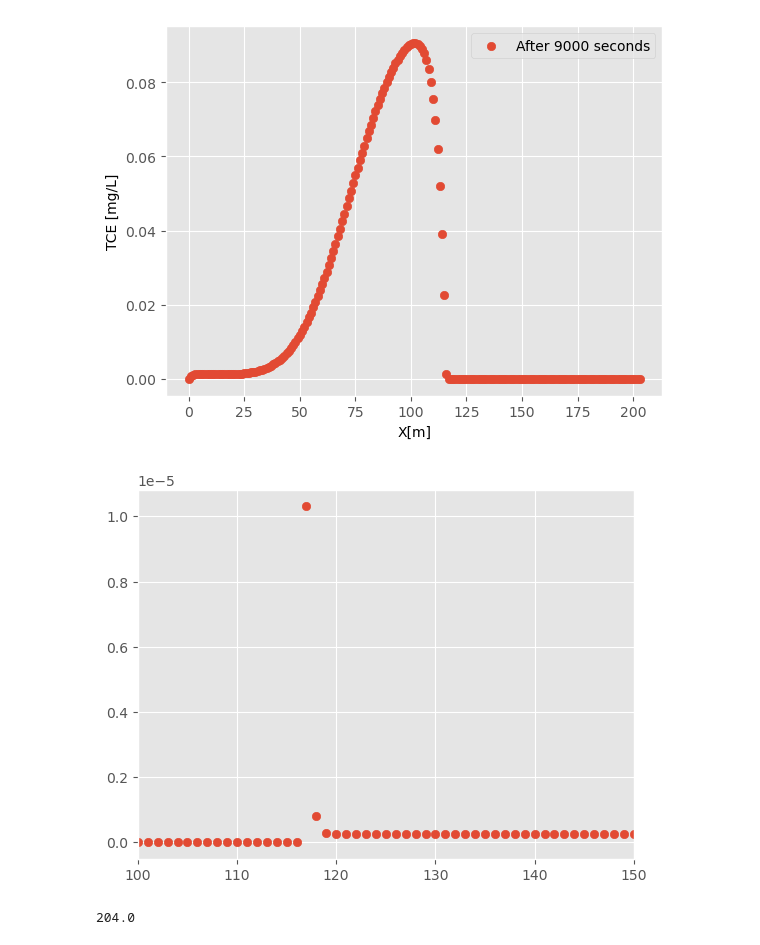
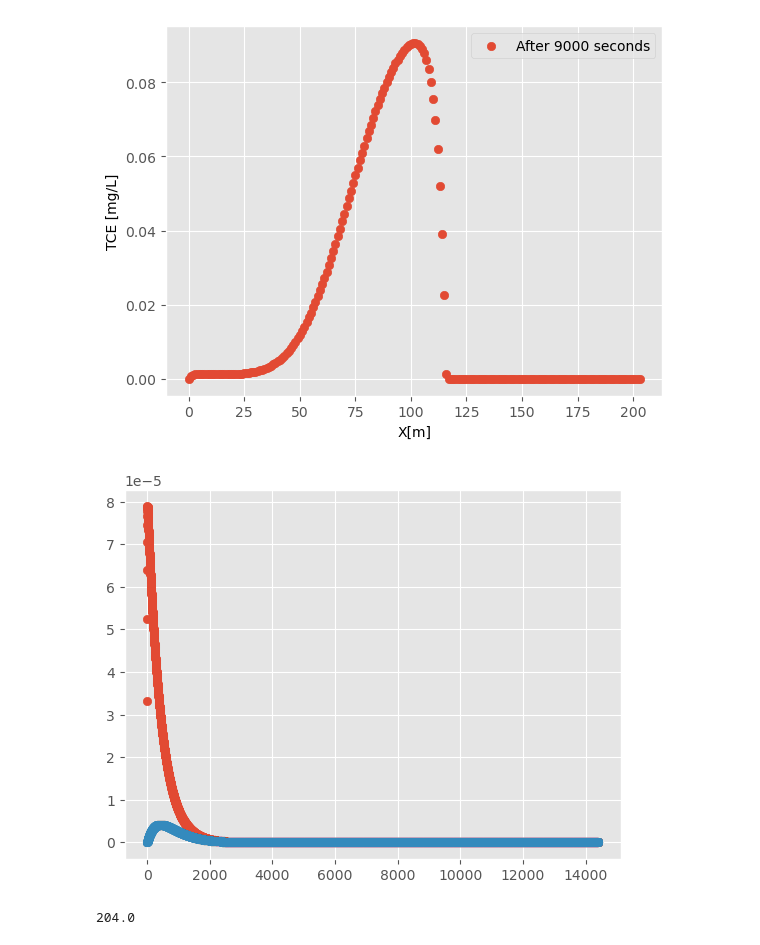
Before and after one commit to sebastianibam002/bioremediation, a Jupyter notebook: bioremediation_analysis.ipynb, the cells around one changed output. Cells and saved outputs as stored; diff of their text form; code cells hidden in the pictures.

```diff
--- a/bioremediation_analysis.ipynb
+++ b/bioremediation_analysis.ipynb
@@ -146,9 +150,3 @@ for t in 1000*np.arange(10):
 [figure]
 [figure]
 [figure]
-# %%
-plt.scatter(np.arange(total_grid_points), dce_mat[:, 2400 ])
-plt.xlim(100, 150)
-plt.show()
-# %% [output]
-[figure, removed]
@@ -155,3 +155,11 @@ plt.show()
+# %%
+plt.scatter(np.arange(total_time_points), dce_mat[total_grid_points - 2,  :])
+plt.scatter(np.arange(total_time_points), vc_mat[total_grid_points - 2,  :])
+# plt.scatter(np.arange(total_time_points), tce_mat[total_grid_points - 2,  :]/co_TCE)
+
+plt.show()
+# %% [output]
+[figure, added]
 # %%
 L3//delta_x
 # %% [output]
```
Also changed, not shown: parts of 2 cells of this notebook.
